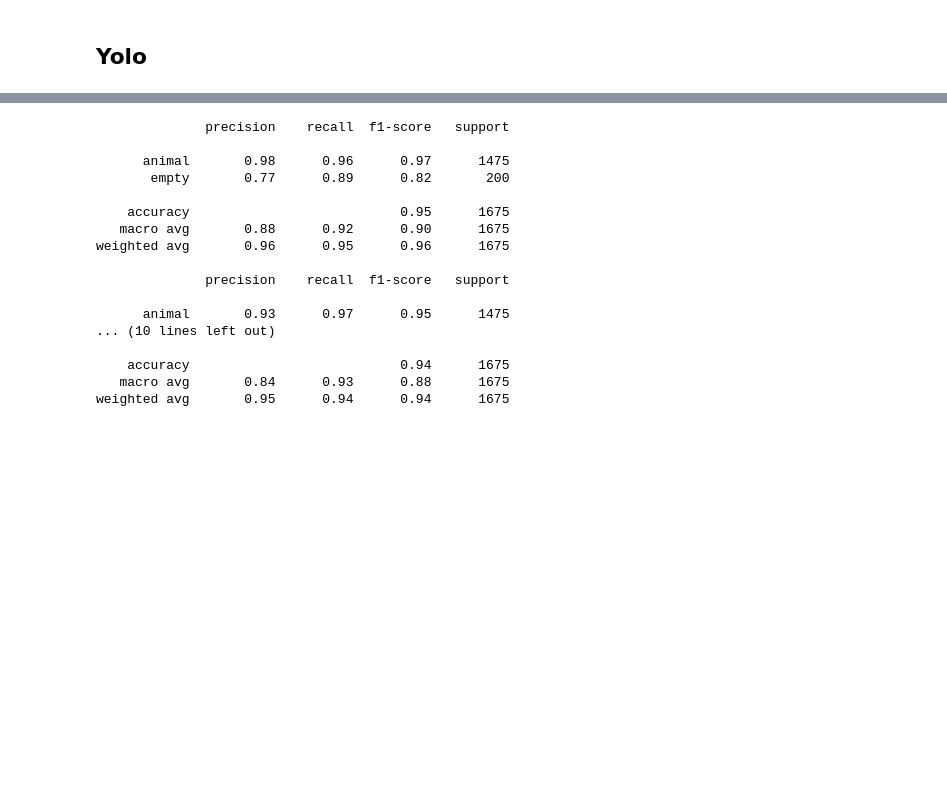
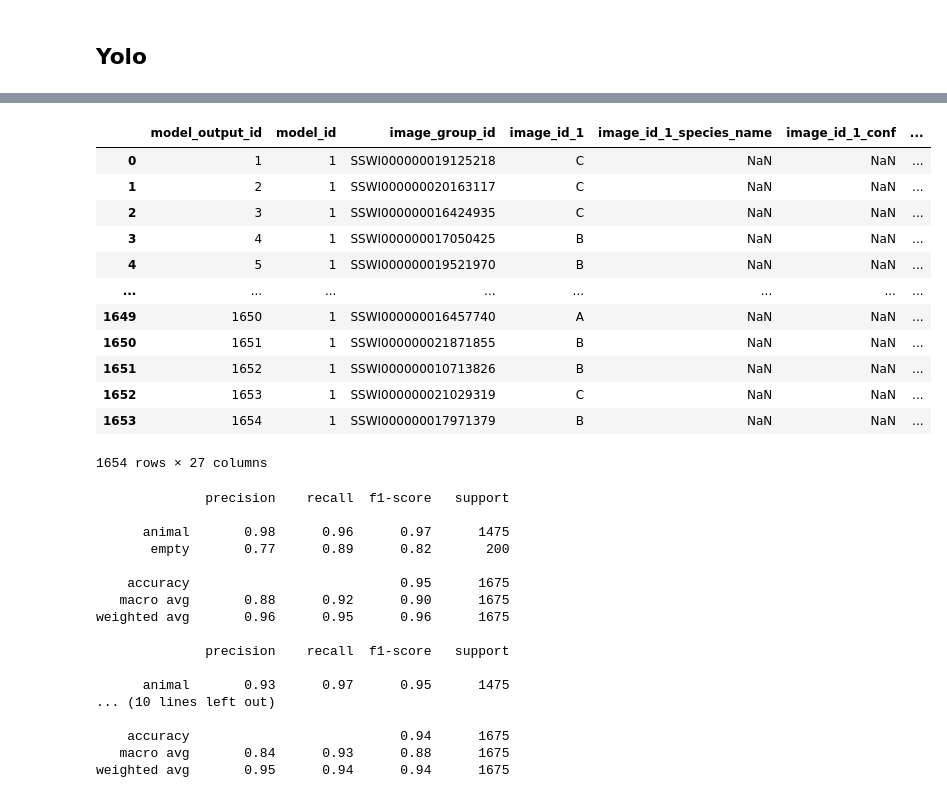
Before and after one commit to jroshanucb/capstone, a Jupyter notebook: ensemble/Yolo Predictions.ipynb, the cells around one changed output, grey strips where cells are left out. Drawn from its saved outputs; the diff is of its cells as text; code cells hidden in the pictures; blank space fills up the shorter version.

```diff
--- a/ensemble/Yolo Predictions.ipynb
+++ b/ensemble/Yolo Predictions.ipynb
@@ -205,0 +215,12 @@ truth_file['true_blank_class'] = truth_file['true_class'].apply(lambda x: 'empty
+# %%
+output_df = pd.read_csv(top_path+ output_file)
+# %%
+yolo_output_df = output_df[output_df['model_id'] == 1]
+# %%
+def event_prediction_for_model(row):
+    if row['image_id_1_blank'] == True and row['image_id_2_blank'] == True and row['image_id_3_blank'] == True:
+        return 'blank'
+    else:
+        return 'animal'
+
+yolo_output_df['event_prediction'] = yolo_output_df.apply(lambda row: event_prediction_for_model(row), axis = 1)
@@ -205,0 +249,18 @@ truth_file['true_blank_class'] = truth_file['true_class'].apply(lambda x: 'empty
+# %%
+def event_conf_for_model(row):
+    event_classification = row['event_prediction']
+    if event_classification == 'blank':
+        event_blank_bool = True
+    else:
+        event_blank_bool = False
+
+    conf_score_list = []
+    for image_num in range(1,4):
+        if row['image_id_{}_blank'.format(image_num)] == event_blank_bool:
+            conf_score_list.append(float(row['image_id_{}_conf'.format(image_num)]))
+
+    return sum(conf_score_list)/ len(conf_score_list)
+
+
+
+yolo_output_df['event_conf'] = yolo_output_df.apply(lambda row: event_conf_for_model(row), axis = 1)
@@ -206,3 +273,19 @@ truth_file['true_blank_class'] = truth_file['true_class'].apply(lambda x: 'empty
+# %%
+yolo_output_df
+# %% [output]
+|  | model_output_id | model_id | image_group_id | image_id_1 | image_id_1_species_name | image_id_1_conf | ... |
+| 0 | 1 | 1 | SSWI000000019125218 | C | NaN | NaN | ... |
+| 1 | 2 | 1 | SSWI000000020163117 | C | NaN | NaN | ... |
+| 2 | 3 | 1 | SSWI000000016424935 | C | NaN | NaN | ... |
+| 3 | 4 | 1 | SSWI000000017050425 | B | NaN | NaN | ... |
+| 4 | 5 | 1 | SSWI000000019521970 | B | NaN | NaN | ... |
+| ... | ... | ... | ... | ... | ... | ... | ... |
+| 1649 | 1650 | 1 | SSWI000000016457740 | A | NaN | NaN | ... |
+| 1650 | 1651 | 1 | SSWI000000021871855 | B | NaN | NaN | ... |
+| 1651 | 1652 | 1 | SSWI000000010713826 | B | NaN | NaN | ... |
+| 1652 | 1653 | 1 | SSWI000000021029319 | C | NaN | NaN | ... |
+| 1653 | 1654 | 1 | SSWI000000017971379 | B | NaN | NaN | ... |
+1654 rows × 27 columns
 # %%
 stage1_results_truth = pd.merge(merged_stage_1_pred_conf, truth_file[['event_id','true_blank_class']],
         on = 'event_id')
```
Also changed, not shown: parts of 10 cells of this notebook, 3 other files.
